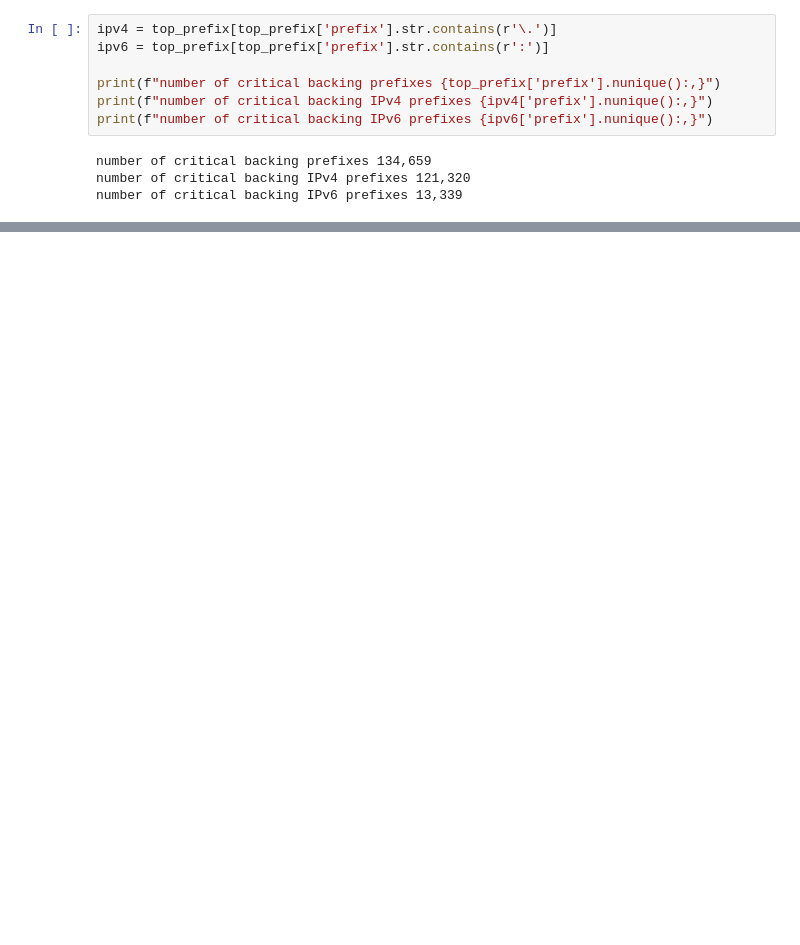
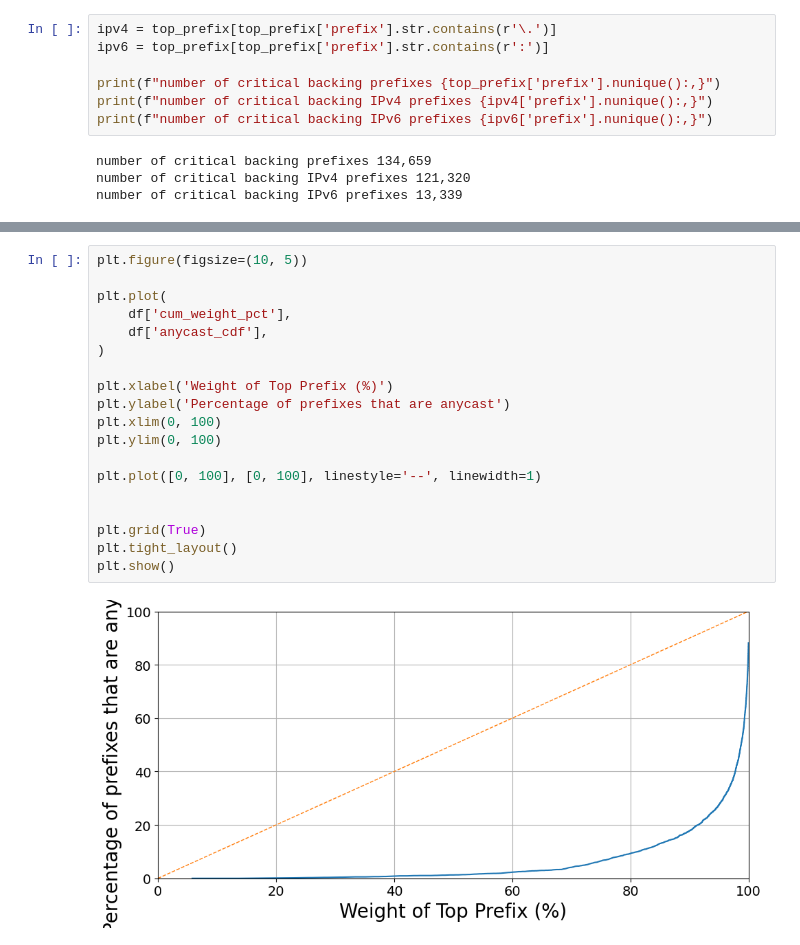
Before and after one commit to gustavoluvizotto/anycast-service-discovery, a Jupyter notebook: analysis/critical/critical.ipynb, the cells around one changed output, grey strips where cells are left out. Cells and saved outputs as stored; diff of their text form; blank space fills up the shorter version.

```diff
--- a/analysis/critical/critical.ipynb
+++ b/analysis/critical/critical.ipynb
@@ -123,0 +369,21 @@ number of critical backing IPv6 prefixes 13,339
+# %%
+plt.figure(figsize=(10, 5))
+
+plt.plot(
+    df['cum_weight_pct'],
+    df['anycast_cdf'],
+)
+
+plt.xlabel('Weight of Top Prefix (%)')
+plt.ylabel('Percentage of prefixes that are anycast')
+plt.xlim(0, 100)
+plt.ylim(0, 100)
+
+plt.plot([0, 100], [0, 100], linestyle='--', linewidth=1)
+
+
+plt.grid(True)
+plt.tight_layout()
+plt.show()
+# %% [output]
+[figure, added]
```
Also changed, not shown: parts of 39 cells of this notebook, 1 other file.
